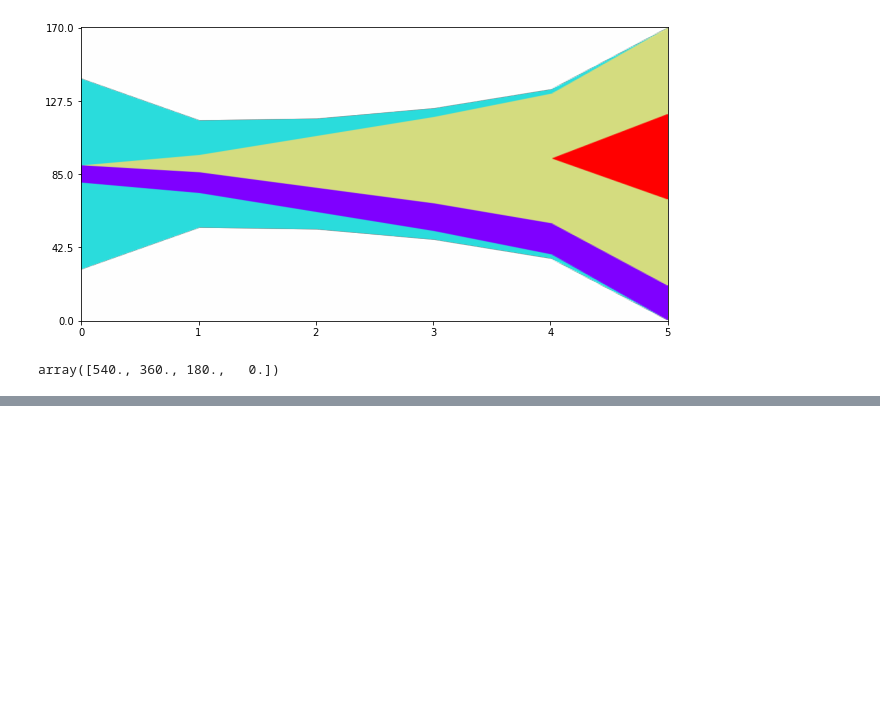
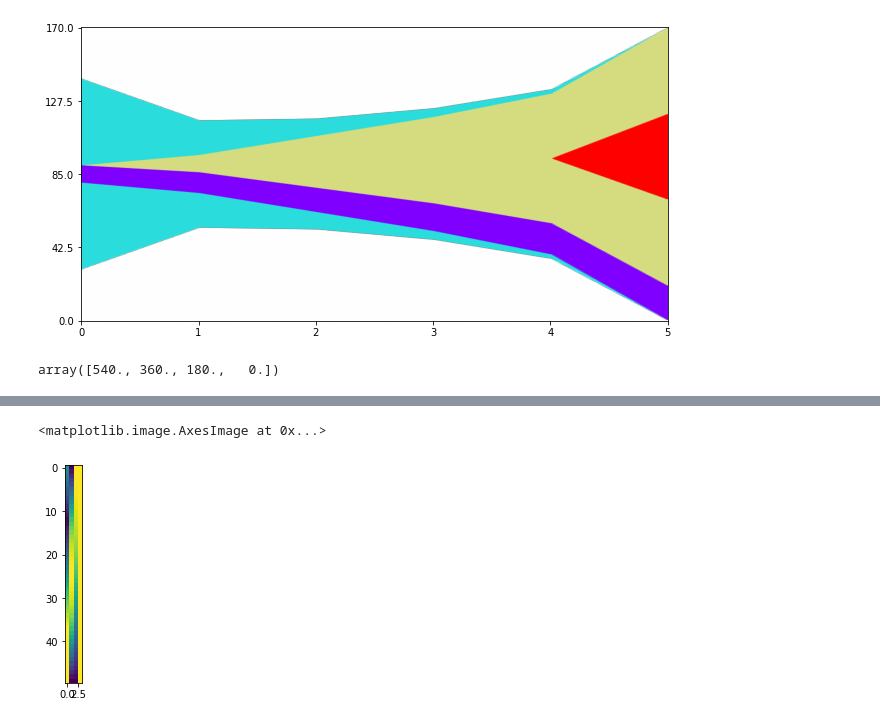
Before and after one commit to schwarzlab-ccb/SimChA, a Jupyter notebook: notebooks/fish_plot.ipynb, the cells around one changed output, grey strips where cells are left out. Cells and saved outputs as stored; diff of their text form; code cells hidden in the pictures; blank space fills up the shorter version.

```diff
--- a/notebooks/fish_plot.ipynb
+++ b/notebooks/fish_plot.ipynb
@@ -265,0 +323,7 @@ array([540., 360., 180.,   0.])
+# %%
+np_array = np.array(cm.rainbow(np.linspace(0, 1, 50)))
+# %%
+plt.imshow(np_array)
+# %% [output]
+<matplotlib.image.AxesImage at 0x...>
+[figure, added]
```
Also changed, not shown: parts of 9 cells of this notebook, 1 other file.
